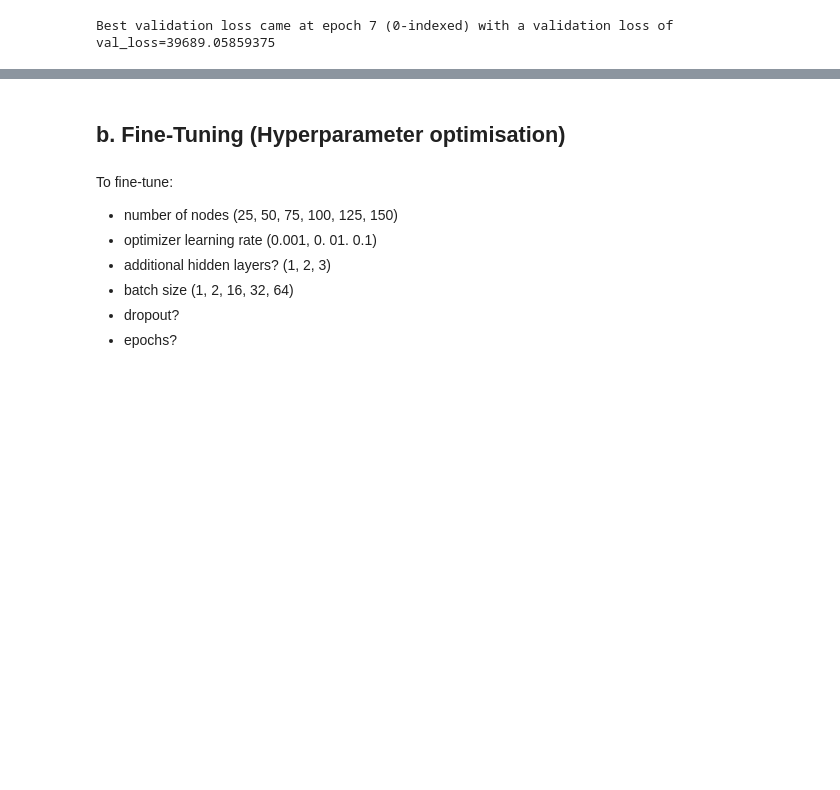
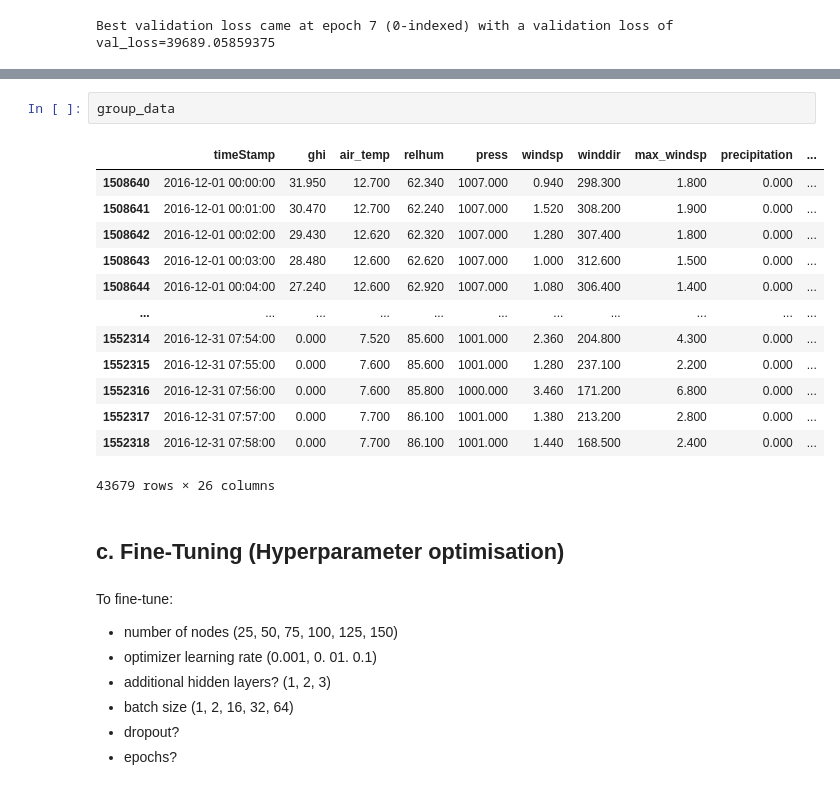
Before and after one commit to Adamouization/Solar-Irradiance-Forecasting, a Jupyter notebook: src/notebooks/4_LSTM.ipynb, the cells around one changed output, grey strips where cells are left out. Cells and saved outputs as stored; diff of their text form; blank space fills up the shorter version.

```diff
--- a/src/notebooks/4_LSTM.ipynb
+++ b/src/notebooks/4_LSTM.ipynb
@@ -346,5 +373,21 @@ Best validation loss came at epoch 7 (0-indexed) with a validation loss of val_l
+# %%
+group_data
+# %% [output]
+|  | timeStamp | ghi | air_temp | relhum | press | windsp | winddir | max_windsp | precipitation | ... |
+| 1508640 | 2016-12-01 00:00:00 | 31.950 | 12.700 | 62.340 | 1007.000 | 0.940 | 298.300 | 1.800 | 0.000 | ... |
+| 1508641 | 2016-12-01 00:01:00 | 30.470 | 12.700 | 62.240 | 1007.000 | 1.520 | 308.200 | 1.900 | 0.000 | ... |
+| 1508642 | 2016-12-01 00:02:00 | 29.430 | 12.620 | 62.320 | 1007.000 | 1.280 | 307.400 | 1.800 | 0.000 | ... |
+| 1508643 | 2016-12-01 00:03:00 | 28.480 | 12.600 | 62.620 | 1007.000 | 1.000 | 312.600 | 1.500 | 0.000 | ... |
+| 1508644 | 2016-12-01 00:04:00 | 27.240 | 12.600 | 62.920 | 1007.000 | 1.080 | 306.400 | 1.400 | 0.000 | ... |
+| ... | ... | ... | ... | ... | ... | ... | ... | ... | ... | ... |
+| 1552314 | 2016-12-31 07:54:00 | 0.000 | 7.520 | 85.600 | 1001.000 | 2.360 | 204.800 | 4.300 | 0.000 | ... |
+| 1552315 | 2016-12-31 07:55:00 | 0.000 | 7.600 | 85.600 | 1001.000 | 1.280 | 237.100 | 2.200 | 0.000 | ... |
+| 1552316 | 2016-12-31 07:56:00 | 0.000 | 7.600 | 85.800 | 1000.000 | 3.460 | 171.200 | 6.800 | 0.000 | ... |
+| 1552317 | 2016-12-31 07:57:00 | 0.000 | 7.700 | 86.100 | 1001.000 | 1.380 | 213.200 | 2.800 | 0.000 | ... |
+| 1552318 | 2016-12-31 07:58:00 | 0.000 | 7.700 | 86.100 | 1001.000 | 1.440 | 168.500 | 2.400 | 0.000 | ... |
+43679 rows × 26 columns
 # %% [markdown]
-## b. Fine-Tuning (Hyperparameter optimisation)
+## c. Fine-Tuning (Hyperparameter optimisation)
 # %% [markdown]
 
 To fine-tune:
```
Also changed, not shown: parts of 45 cells of this notebook, 3 other files.
